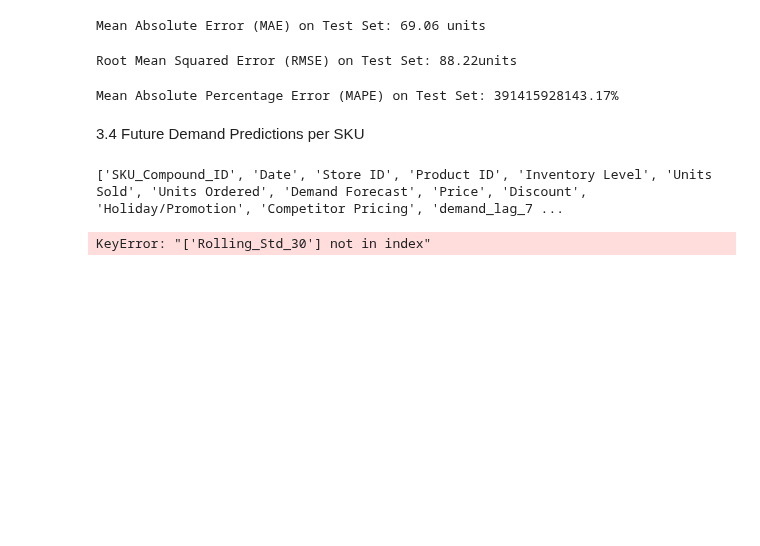
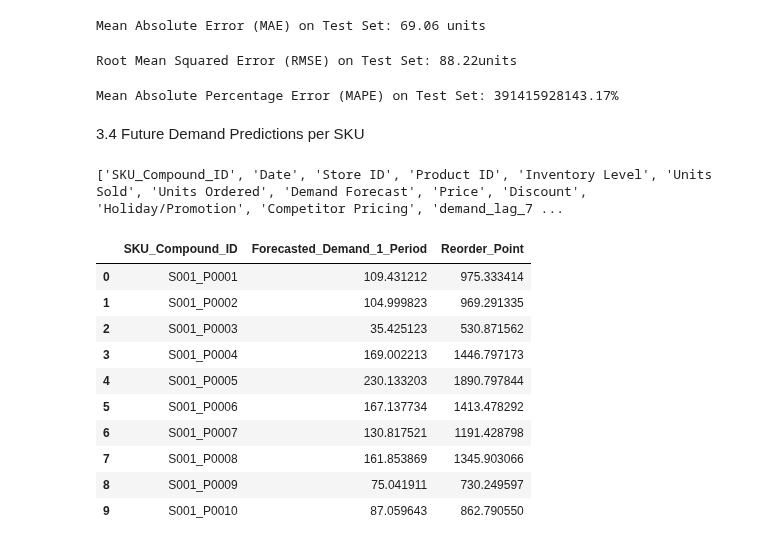
Before and after one commit to Brendatracy-miriti/Inventory_reorder_system, a Jupyter notebook: Notebook/inventory_reorder_system.ipynb, the cells around one changed output. Saved outputs shown, nothing was run; the diff lists cells and outputs as text; code cells hidden in the pictures; blank space fills up the shorter version.

Commit message:
Predictqing next period demand and Converting it to total demand over the lead time.

```diff
--- a/Notebook/inventory_reorder_system.ipynb
+++ b/Notebook/inventory_reorder_system.ipynb
@@ -303,20 +303,30 @@ print(last_observation_data.columns.tolist())
 # %%
 # Prepare the final forecast output
 future_forecast_data = last_observation_data[['SKU_Compound_ID', 'Forecasted_Demand_1_Period','RollingStd_30', 'Lead_Time_Days', 'Service_Level_Z']]. copy()
 
 # calculate total expected demand during lead time
 future_forecast_data['Mean_Demand_Lead_Time'] = (future_forecast_data['Forecasted_Demand_1_Period'] * future_forecast_data['Lead_Time_Days'])
 
 # calculate safety stock
-future_forecast_data['Safety_Stock'] = (future_forecast_data['Service_Level_Z'] * future_forecast_data['Rolling_Std_30'] * np.sqrt(future_forecast_data['Lead_Time_Days']))
+future_forecast_data['Safety_Stock'] = (future_forecast_data['Service_Level_Z'] * future_forecast_data['RollingStd_30'] * np.sqrt(future_forecast_data['Lead_Time_Days']))
 
 # calculate reorder point
 future_forecast_data['Reorder_Point'] = future_forecast_data['Mean_Demand_Lead_Time'] + future_forecast_data['Safety_Stock']
 
 # Display the future demand forecast with reorder points
 future_forecast_data[['SKU_Compound_ID', 'Forecasted_Demand_1_Period', 'Reorder_Point']].head(10)
 # %% [output]
-KeyError: "['Rolling_Std_30'] not in index"
+|  | SKU_Compound_ID | Forecasted_Demand_1_Period | Reorder_Point |
+| 0 | S001_P0001 | 109.431212 | 975.333414 |
+| 1 | S001_P0002 | 104.999823 | 969.291335 |
+| 2 | S001_P0003 | 35.425123 | 530.871562 |
+| 3 | S001_P0004 | 169.002213 | 1446.797173 |
+| 4 | S001_P0005 | 230.133203 | 1890.797844 |
+| 5 | S001_P0006 | 167.137734 | 1413.478292 |
+| 6 | S001_P0007 | 130.817521 | 1191.428798 |
+| 7 | S001_P0008 | 161.853869 | 1345.903066 |
+| 8 | S001_P0009 | 75.041911 | 730.249597 |
+| 9 | S001_P0010 | 87.059643 | 862.790550 |
 # %%
 # Rename and clean up columns for better readability
 future_forecast_data.rename(columns={'Rolling_Std_30': 'Last_Observed_Sigma'}, inplace=True)
```
